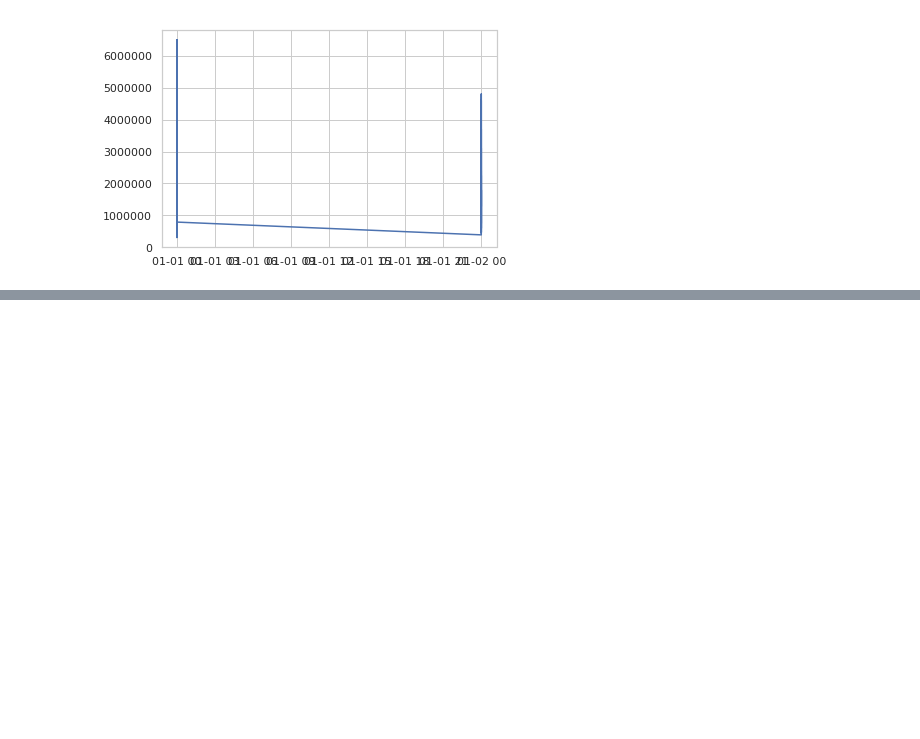
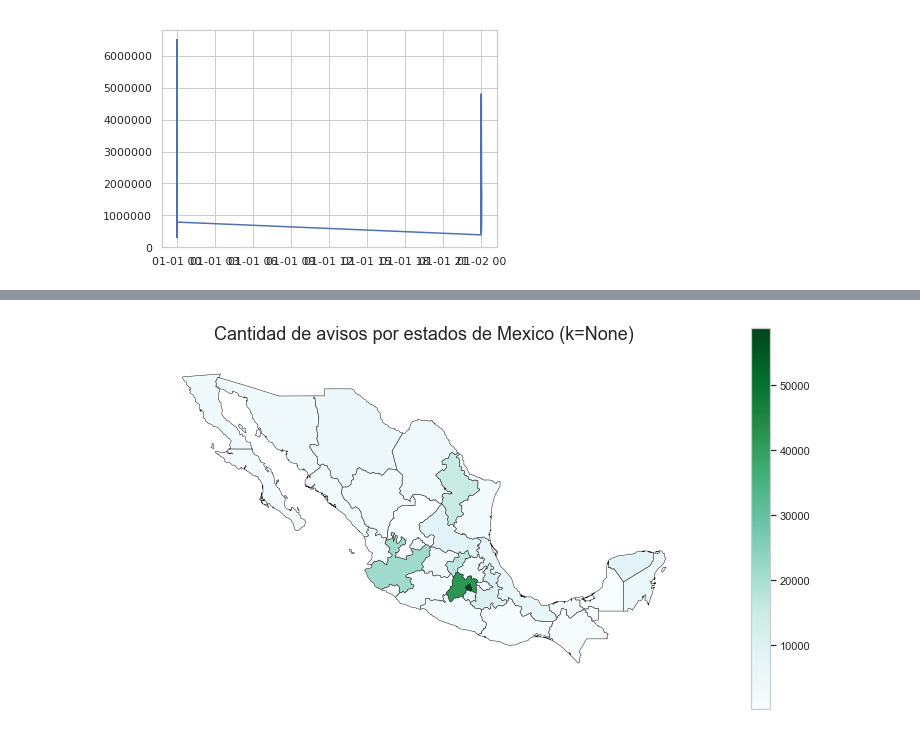
Before and after one commit to alepenaa94/Datos1-2C-2019, a Jupyter notebook: DATOS.ipynb, the cells around one changed output, grey strips where cells are left out. Saved outputs shown, nothing was run; the diff lists cells and outputs as text; code cells hidden in the pictures; blank space fills up the shorter version.

```diff
--- a/DATOS.ipynb
+++ b/DATOS.ipynb
@@ -181,0 +203,8 @@ plt.plot(aux['fecha'].head(100),aux['precio'].head(100))
+# %%
+#Creo un dataframe con la cantidad de publicaciones por estados
+cant_avisos = df['provincia'].value_counts().to_frame()
+cant_avisos.reset_index(inplace=True)
+cant_avisos.columns = ['ESTADO','CANTIDAD']
+#Corrigo algunos nombres de estados para que coincidan con los del shapefile
+cant_avisos['ESTADO'].replace({'Edo. de México':'México','San luis Potosí':'San Luis Potosí','Baja California Norte':'Baja California'}, inplace=True)
+cant_avisos.head()
@@ -181,0 +218,3 @@ plt.plot(aux['fecha'].head(100),aux['precio'].head(100))
+# %%
+mx_cantidad = mexico.merge(cant_avisos,on='ESTADO')
+mx_cantidad.head()
@@ -181,0 +237,5 @@ plt.plot(aux['fecha'].head(100),aux['precio'].head(100))
+# %%
+fig = gplt.choropleth(mx_cantidad, hue='CANTIDAD', cmap='BuGn',edgecolor='k',k=None,linewidth=0.5,figsize=(13,7), legend=True);
+fig.set_title('Cantidad de avisos por estados de Mexico (k=None)', fontsize=18);
+# %% [output]
+[figure, added]
```
Also changed, not shown: parts of 10 cells of this notebook.
